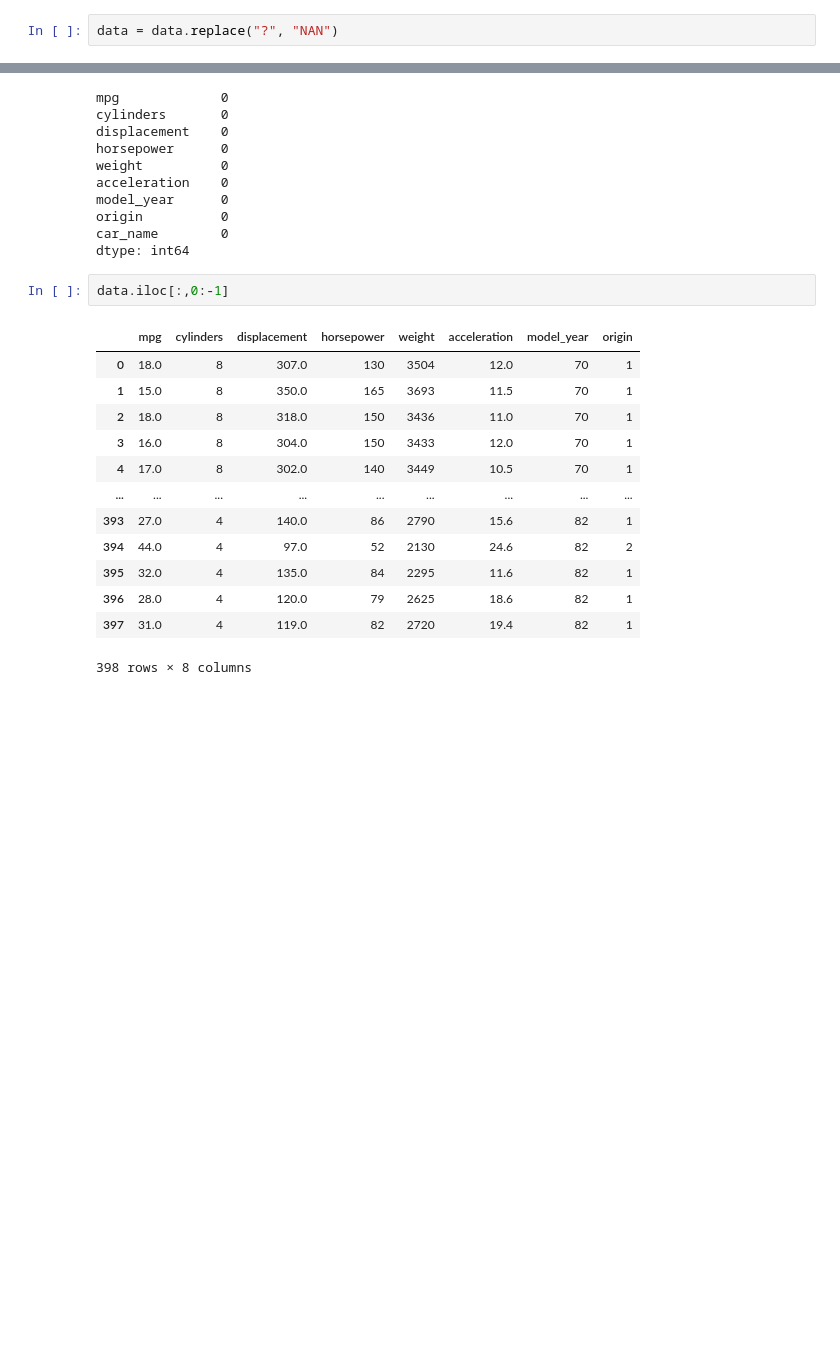
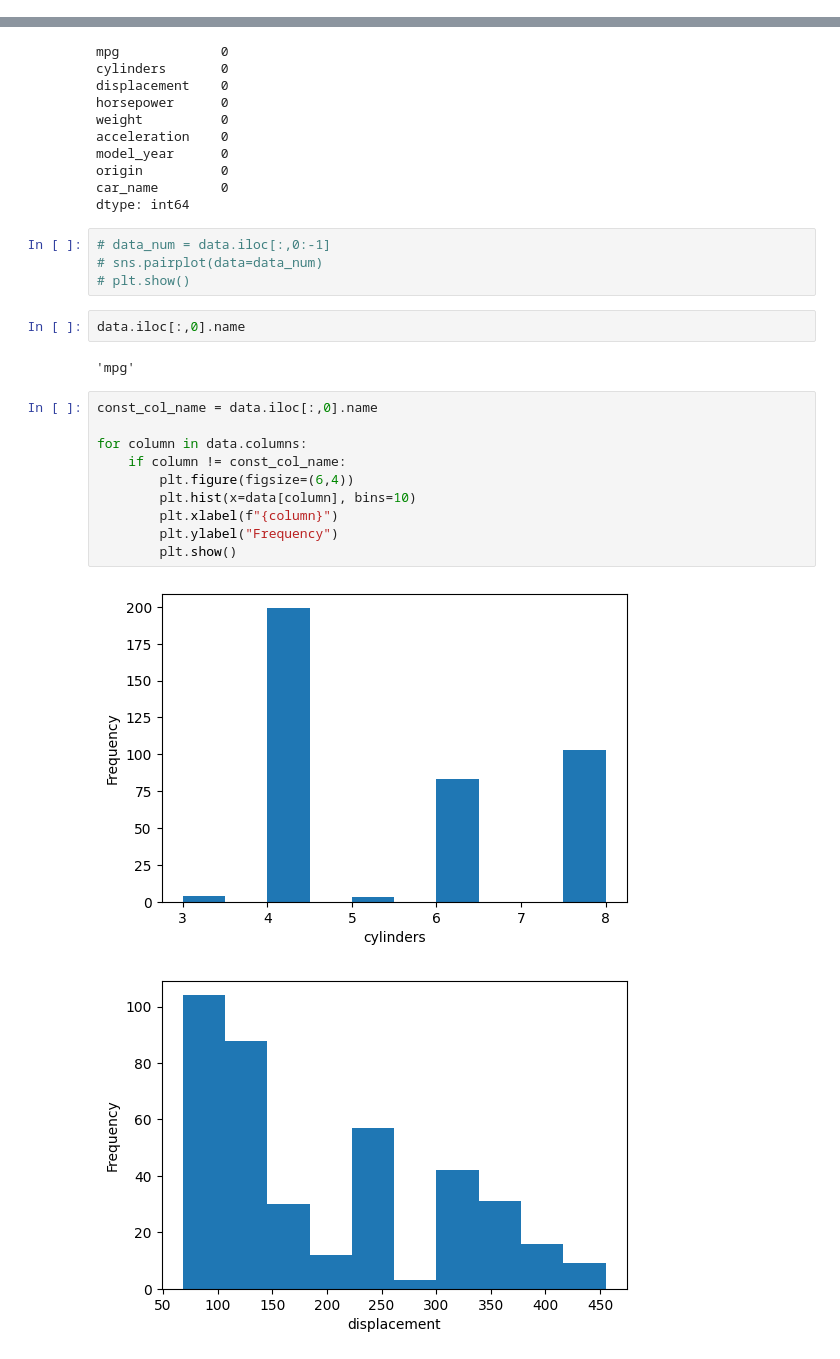
Before and after one commit to ayichimboy/apollo-v1-ML, a Jupyter notebook: src_deepL/deep_learning_regression_tensorflow.ipynb, the cells around one changed output, grey strips where cells are left out. Saved outputs shown, nothing was run; the diff lists cells and outputs as text; blank space fills up the shorter version.

```diff
--- a/src_deepL/deep_learning_regression_tensorflow.ipynb
+++ b/src_deepL/deep_learning_regression_tensorflow.ipynb
@@ -111,5 +131,3 @@ for (index,row) in data["acceleration"].items():
-# %%
-data = data.replace("?", "NAN")
 # %%
 data.isnull().sum()
 # %% [output]
@@ -123,19 +141,24 @@ model_year      0
 origin          0
 car_name        0
 dtype: int64
-# %%
-data.iloc[:,0:-1]
-# %% [output]
-|  | mpg | cylinders | displacement | horsepower | weight | acceleration | model_year | origin |
-| 0 | 18.0 | 8 | 307.0 | 130 | 3504 | 12.0 | 70 | 1 |
-| 1 | 15.0 | 8 | 350.0 | 165 | 3693 | 11.5 | 70 | 1 |
-| 2 | 18.0 | 8 | 318.0 | 150 | 3436 | 11.0 | 70 | 1 |
-| 3 | 16.0 | 8 | 304.0 | 150 | 3433 | 12.0 | 70 | 1 |
-| 4 | 17.0 | 8 | 302.0 | 140 | 3449 | 10.5 | 70 | 1 |
-| ... | ... | ... | ... | ... | ... | ... | ... | ... |
-| 393 | 27.0 | 4 | 140.0 | 86 | 2790 | 15.6 | 82 | 1 |
-| 394 | 44.0 | 4 | 97.0 | 52 | 2130 | 24.6 | 82 | 2 |
-| 395 | 32.0 | 4 | 135.0 | 84 | 2295 | 11.6 | 82 | 1 |
-| 396 | 28.0 | 4 | 120.0 | 79 | 2625 | 18.6 | 82 | 1 |
-| 397 | 31.0 | 4 | 119.0 | 82 | 2720 | 19.4 | 82 | 1 |
-398 rows × 8 columns
+# %%
+# data_num = data.iloc[:,0:-1]
+# sns.pairplot(data=data_num)
+# plt.show()
+# %%
+data.iloc[:,0].name
+# %% [output]
+'mpg'
+# %%
+const_col_name = data.iloc[:,0].name
+
+for column in data.columns:
+    if column != const_col_name:
+        plt.figure(figsize=(6,4))
+        plt.hist(x=data[column], bins=10)
+        plt.xlabel(f"{column}")
+        plt.ylabel("Frequency")
+        plt.show()
+# %% [output]
+[figure, added]
+[figure, added]
```
Also changed, not shown: parts of 71 cells of this notebook, 6 other files.
